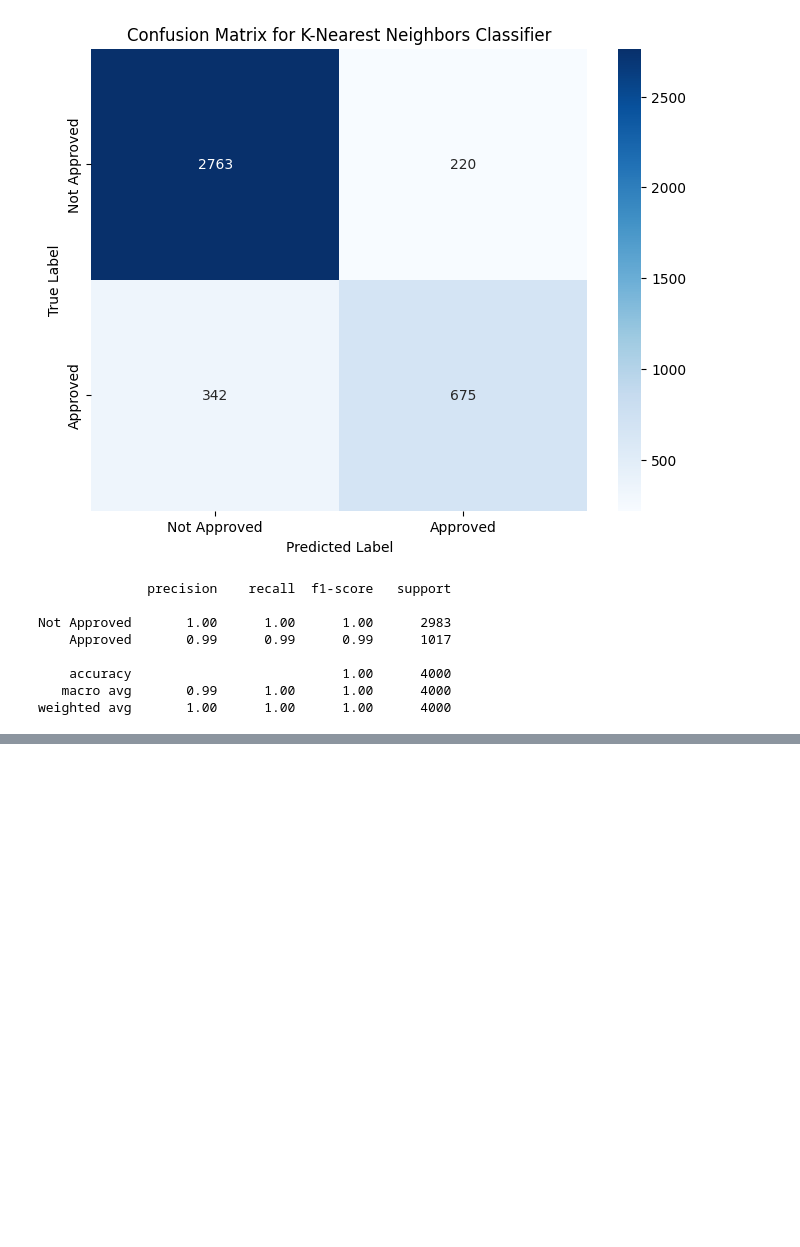
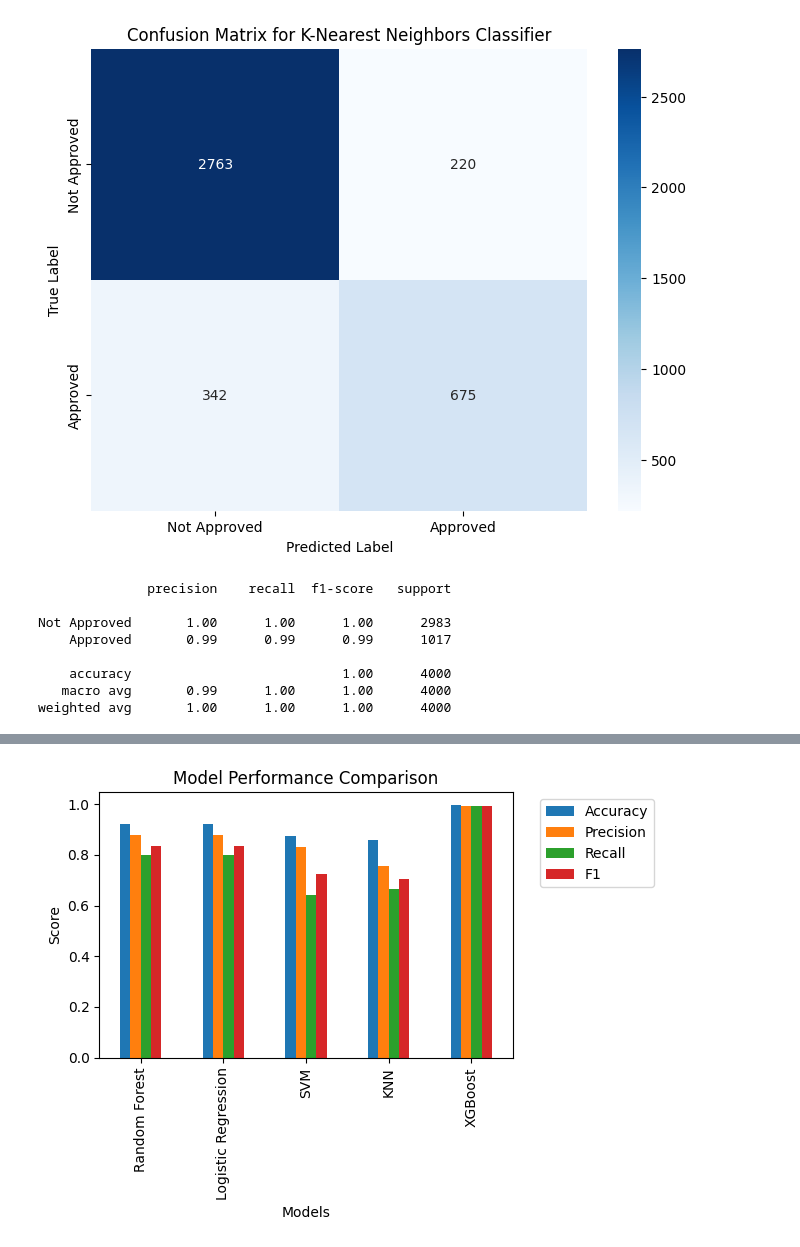
Before and after one commit to marianellass/Loan-Approval-Risk-Project, a Jupyter notebook: AML_Updated.ipynb, the cells around one changed output, grey strips where cells are left out. Drawn from its saved outputs; the diff is of its cells as text; code cells hidden in the pictures; blank space fills up the shorter version.

Commit message:
updated model comparison

```diff
--- a/AML_Updated.ipynb
+++ b/AML_Updated.ipynb
@@ -240,3 +240,94 @@ Not Approved       1.00      1.00      1.00      2983
     accuracy                           1.00      4000
    macro avg       0.99      1.00      1.00      4000
 weighted avg       1.00      1.00      1.00      4000
+# %%
+### Model Comparison and Visualization
+import numpy as np
+from sklearn.metrics import accuracy_score, precision_score, recall_score, f1_score
+
+# Create dictionary to store model results
+model_results = {
+    "Random Forest": (model, y_pred),
+    "Logistic Regression": (model, y_pred),
+    "SVM": (svm_model, y_pred_svm),
+    "KNN": (knn_model, y_pred_knn),
+    "XGBoost": (xgb_model, y_pred_xgb),
+}
+
+# Calculate metrics for each model
+metrics = {}
+for name, (model, predictions) in model_results.items():
+    metrics[name] = {
+        "Accuracy": accuracy_score(y_test, predictions),
+        "Precision": precision_score(y_test, predictions),
+        "Recall": recall_score(y_test, predictions),
+        "F1": f1_score(y_test, predictions),
+    }
+
+# Create comparison plot
+metrics_df = pd.DataFrame(metrics).T
+plt.figure(figsize=(12, 6))
+metrics_df.plot(kind="bar")
+plt.title("Model Performance Comparison")
+plt.xlabel("Models")
+plt.ylabel("Score")
+plt.legend(bbox_to_anchor=(1.05, 1))
+plt.tight_layout()
+plt.show()
+
+### Feature Engineering
+# Create new features
+loan_data["DebtToAssets"] = (
+    loan_data["TotalDebtToIncomeRatio"] * loan_data["TotalAssets"]
+)
+loan_data["IncomeToAge"] = loan_data["AnnualIncome"] / loan_data["Age"]
+loan_data["CreditScoreToHistory"] = (
+    loan_data["CreditScore"] / loan_data["LengthOfCreditHistory"]
+)
+
+# Feature Selection using Random Forest importance
+from sklearn.ensemble import RandomForestClassifier
+
+rf_selector = RandomForestClassifier(n_estimators=100, random_state=42)
+rf_selector.fit(X_train, y_train)
+
+# Get feature importance
+feature_importance = pd.DataFrame(
+    {"feature": predictor_variables, "importance": rf_selector.feature_importances_}
+).sort_values("importance", ascending=False)
+
+# Plot feature importance
+plt.figure(figsize=(10, 6))
+sns.barplot(x="importance", y="feature", data=feature_importance)
+plt.title("Feature Importance")
+plt.show()
+
+### Hyperparameter Tuning Example (for Random Forest)
+from sklearn.model_selection import GridSearchCV
+
+param_grid = {
+    "n_estimators": [100, 200, 300],
+    "max_depth": [10, 20, 30, None],
+    "min_samples_split": [2, 5, 10],
+    "min_samples_leaf": [1, 2, 4],
+}
+
+rf_grid = GridSearchCV(
+    RandomForestClassifier(random_state=42), param_grid, cv=5, n_jobs=-1, scoring="f1"
+)
+
+rf_grid.fit(X_train, y_train)
+print("Best parameters:", rf_grid.best_params_)
+print("Best score:", rf_grid.best_score_)
+
+# Cross-validation scores
+from sklearn.model_selection import cross_val_score
+
+cv_scores = cross_val_score(
+    rf_grid.best_estimator_, X_train, y_train, cv=5, scoring="f1"
+)
+
+print("Cross-validation scores:", cv_scores)
+print("Mean CV score:", cv_scores.mean())
+print("Standard deviation:", cv_scores.std())
+# %% [output]
@@ -242,0 +335 @@ weighted avg       1.00      1.00      1.00      4000
+[figure, added]
```
Also changed, not shown: parts of 6 cells of this notebook.
